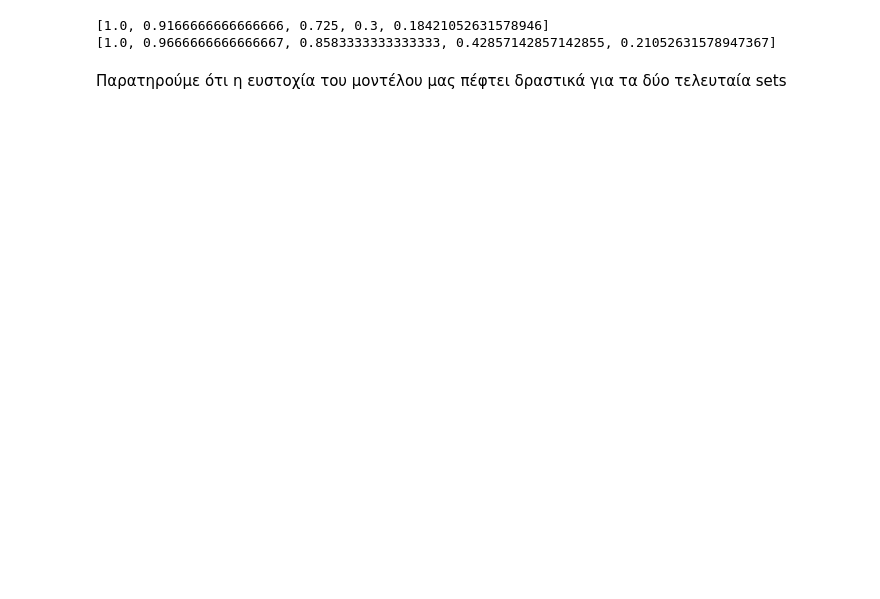
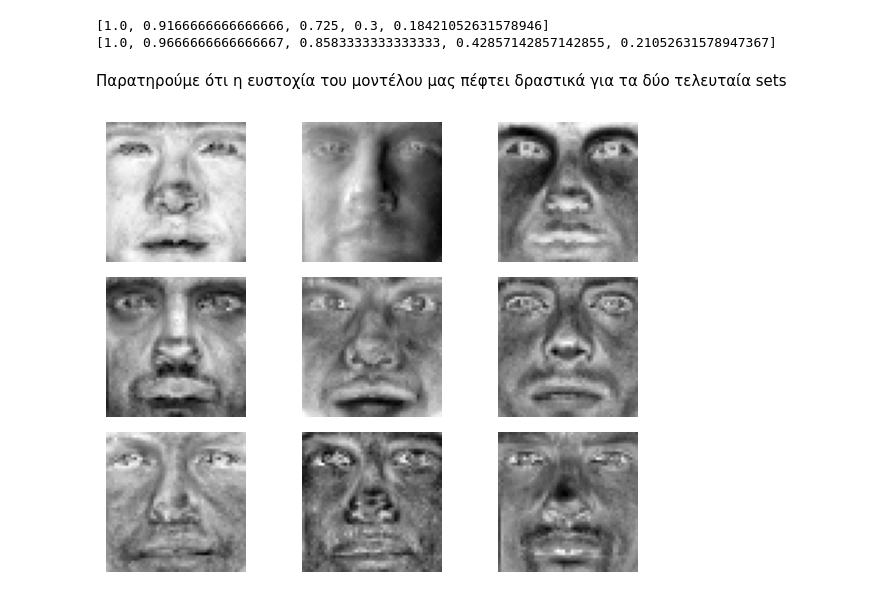
Before and after one commit to UpTheShipCreek/Machine_Learning_2, a Jupyter notebook: Panagiotopoulos_1115201700113.ipynb, the cells around one changed output. Drawn from its saved outputs; the diff is of its cells as text; code cells hidden in the pictures; blank space fills up the shorter version.

```diff
--- a/Panagiotopoulos_1115201700113.ipynb
+++ b/Panagiotopoulos_1115201700113.ipynb
@@ -116,10 +193,12 @@ def train_and_test(d,set_number):
     #Train a classifier
     X,labels = loadimages(path,set_number)
     pca = PCA(n_components = d)
-    pca.fit(X.T)
+    pca.fit(X.T)  #obligatory fit
+    eigenvectors = pca.components_
+    mean = pca.mean_
     X_pc = pca.transform(X.T)
     classifier = KNeighborsClassifier(n_neighbors=1)
-    classifier.fit(X_pc,labels)
+    classifier.fit(X_pc,labels) #train the classifier
     accuracies = []
     #Make the predictions
     for i in range(1,6):
@@ -128,12 +207,34 @@ def train_and_test(d,set_number):
         prediction = classifier.predict(images_pc)
         accuracy = accuracy_score(labels,prediction)
         accuracies.append(accuracy)
-    return accuracies
+    return accuracies,(eigenvectors,mean)
 #Print the predictions for every set
-print(train_and_test(9,1))
-print(train_and_test(30,1))
+accuracies9,(eigenfaces9,mean9) = train_and_test(9,1)
+accuracies30,(eigenfaces30,mean30) = train_and_test(30,1)
+print(accuracies9)
+print(accuracies30)
 # %% [output]
 [1.0, 0.9166666666666666, 0.725, 0.3, 0.18421052631578946]
 [1.0, 0.9666666666666667, 0.8583333333333333, 0.42857142857142855, 0.21052631578947367]
-# %% [markdown]
-Παρατηρούμε ότι η ευστοχία του μοντέλου μας πέφτει δραστικά για τα δύο τελευταία sets
+# %% [markdown]
+Παρατηρούμε ότι η ευστοχία του μοντέλου μας πέφτει δραστικά για τα δύο τελευταία sets
+# %%
+import matplotlib.pyplot as plt
+
+#3)Να απεικονίσετε (σε μορφή εικόνας) τα 9 κύρια ιδιοδιανύσματα
+normalized_eigenfaces = []
+for i in range(9):
+    normalized_face = eigenfaces9[i]/np.linalg.norm(eigenfaces9[i])
+    normalized_eigenfaces.append(normalized_face)
+
+reformatted = np.array(normalized_eigenfaces).reshape(9,50,50)
+
+for i in range(9):
+    plt.subplot(3, 3, i+1)
+    plt.imshow(reformatted9[i], cmap='gray')
+    plt.axis('off')
+
+plt.tight_layout()
+plt.show()
+# %% [output]
+[figure, added]
```
Also changed, not shown: parts of 3 cells of this notebook.
